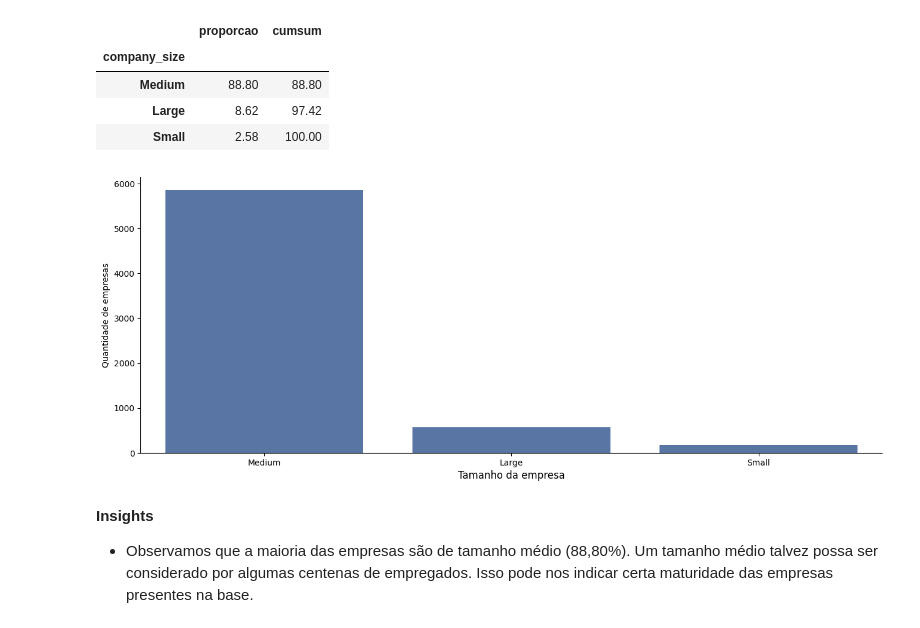
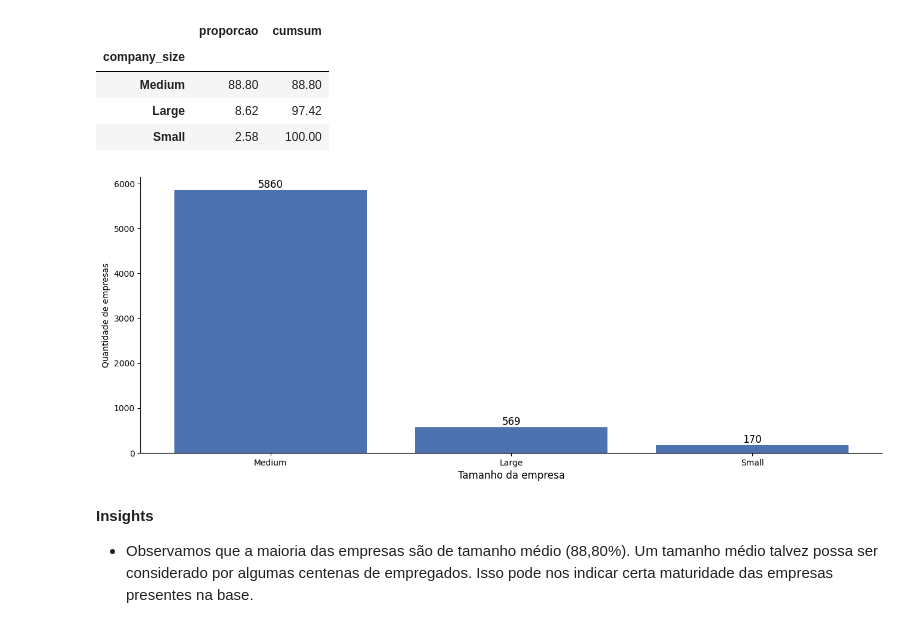
Before and after one commit to Alexandre-Esposte/dive-into-data-careers, a Jupyter notebook: notebook/data_careers_analysis.ipynb, the cells around one changed output. Saved outputs shown, nothing was run; the diff lists cells and outputs as text; code cells hidden in the pictures.

```diff
--- a/notebook/data_careers_analysis.ipynb
+++ b/notebook/data_careers_analysis.ipynb
@@ -597,12 +600,17 @@ aux
 | Medium | 88.80 | 88.80 |
 | Large | 8.62 | 97.42 |
 | Small | 2.58 | 100.00 |
-# %%
-sns.countplot(data=salarios,x='company_size');
-plt.xlabel('Tamanho da empresa',size=12)
-plt.ylabel('Quantidade de empresas');
-# %% [output]
-[figure, removed]
+# %%
+tamanho_empresa_contagem = salarios['company_size'].value_counts().reset_index()
+plt.bar(x = tamanho_empresa_contagem['company_size'],height=tamanho_empresa_contagem['count'])
+
+plt.xlabel('Tamanho da empresa',size=12)
+plt.ylabel('Quantidade de empresas');
+
+for _,row in tamanho_empresa_contagem.iterrows():
+    plt.text(x= row['company_size'], y=row['count'],s = row['count'], ha='center', va='bottom', size=12, fontweight=550)
+# %% [output]
+[figure, added]
 # %% [markdown]
 **Insights**
 
```
Also changed, not shown: parts of 32 cells of this notebook.
